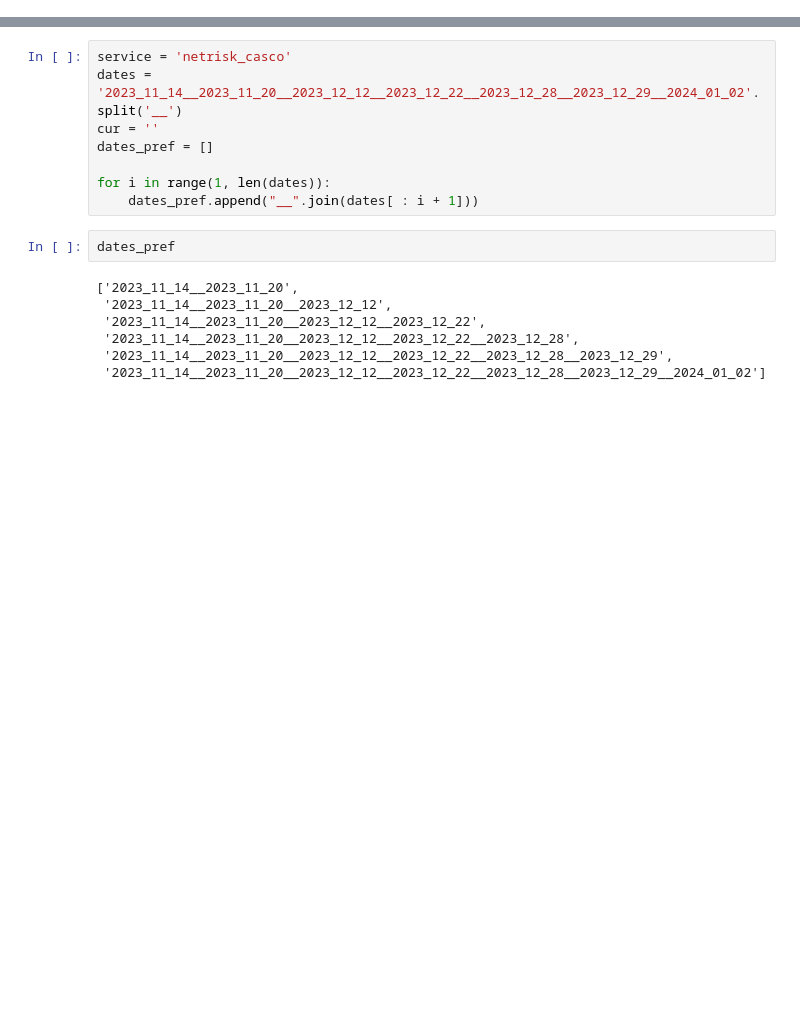
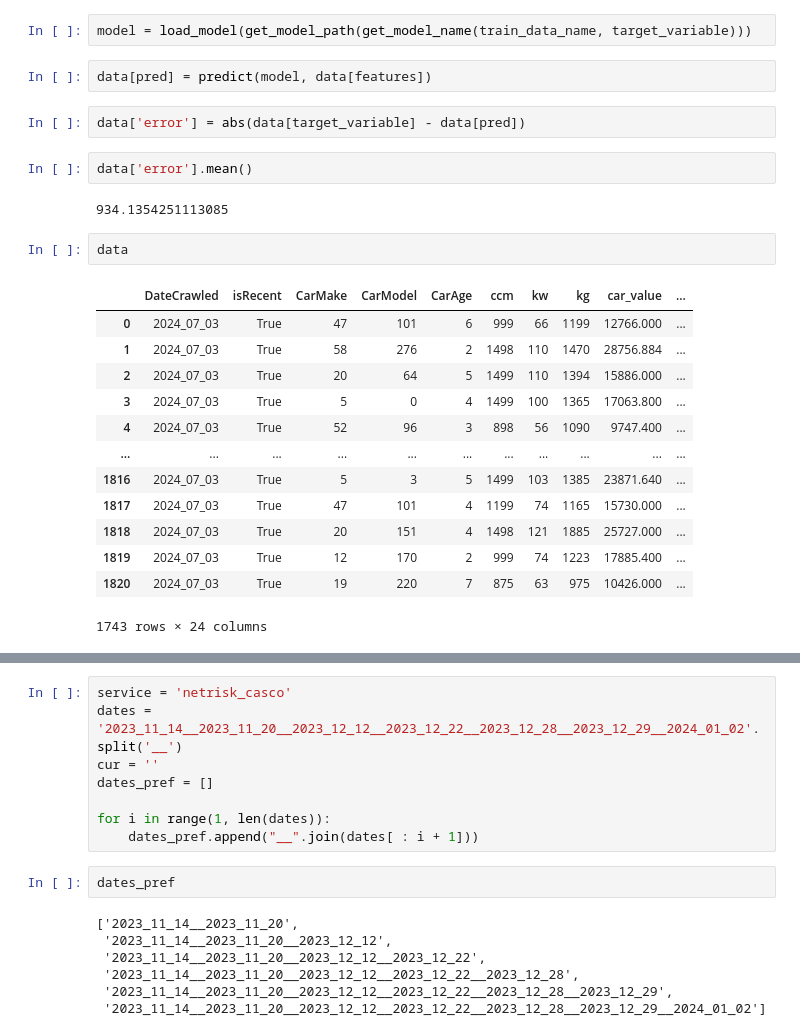
Before and after one commit to asdasde/market_models, a Jupyter notebook: notebooks/3_model_analysis.ipynb, the cells around one changed output, grey strips where cells are left out. Saved outputs shown, nothing was run; the diff lists cells and outputs as text; blank space fills up the shorter version.

```diff
--- a/notebooks/3_model_analysis.ipynb
+++ b/notebooks/3_model_analysis.ipynb
@@ -15,0 +19,26 @@ import market_models.src.utils as utils
+# %%
+model = load_model(get_model_path(get_model_name(train_data_name, target_variable)))
+# %%
+data[pred] = predict(model, data[features])
+# %%
+data['error'] = abs(data[target_variable] - data[pred])
+# %%
+data['error'].mean()
+# %% [output]
+934.1354251113085
+# %%
+data
+# %% [output]
+|  | DateCrawled | isRecent | CarMake | CarModel | CarAge | ccm | kw | kg | car_value | ... |
+| 0 | 2024_07_03 | True | 47 | 101 | 6 | 999 | 66 | 1199 | 12766.000 | ... |
+| 1 | 2024_07_03 | True | 58 | 276 | 2 | 1498 | 110 | 1470 | 28756.884 | ... |
+| 2 | 2024_07_03 | True | 20 | 64 | 5 | 1499 | 110 | 1394 | 15886.000 | ... |
+| 3 | 2024_07_03 | True | 5 | 0 | 4 | 1499 | 100 | 1365 | 17063.800 | ... |
+| 4 | 2024_07_03 | True | 52 | 96 | 3 | 898 | 56 | 1090 | 9747.400 | ... |
+| ... | ... | ... | ... | ... | ... | ... | ... | ... | ... | ... |
+| 1816 | 2024_07_03 | True | 5 | 3 | 5 | 1499 | 103 | 1385 | 23871.640 | ... |
+| 1817 | 2024_07_03 | True | 47 | 101 | 4 | 1199 | 74 | 1165 | 15730.000 | ... |
+| 1818 | 2024_07_03 | True | 20 | 151 | 4 | 1498 | 121 | 1885 | 25727.000 | ... |
+| 1819 | 2024_07_03 | True | 12 | 170 | 2 | 999 | 74 | 1223 | 17885.400 | ... |
+| 1820 | 2024_07_03 | True | 19 | 220 | 7 | 875 | 63 | 975 | 10426.000 | ... |
+1743 rows × 24 columns
```
Also changed, not shown: parts of 31 cells of this notebook, 16 other files.
